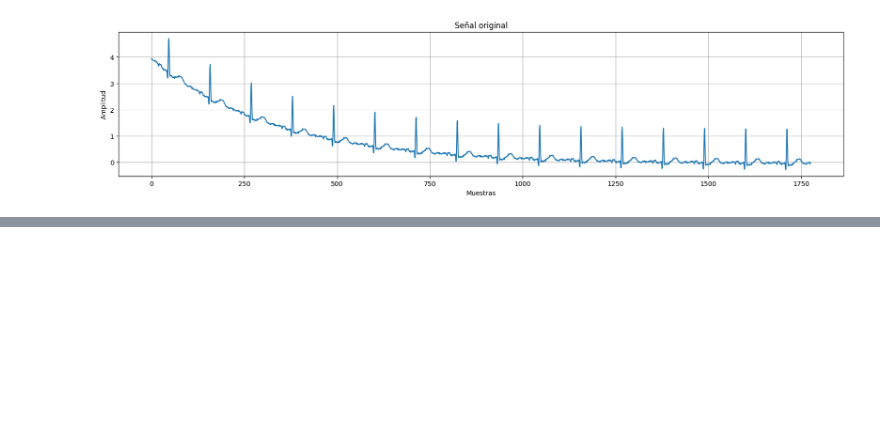
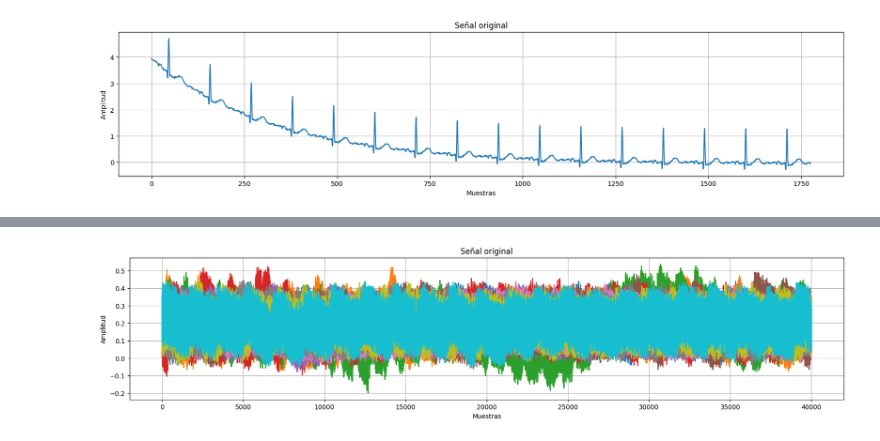
Before and after one commit to pauaguirrecarol/Proyecto-Final, a Jupyter notebook: funciones/GraficarOriginal.ipynb, the cells around one changed output, grey strips where cells are left out. Drawn from its saved outputs; the diff is of its cells as text; code cells hidden in the pictures; blank space fills up the shorter version.

```diff
--- a/funciones/GraficarOriginal.ipynb
+++ b/funciones/GraficarOriginal.ipynb
@@ -25,0 +58,20 @@ GraficarOriginal ( '/Users/paulaaguirrecarol/Desktop/PDSB 1/ecg4.txt' )
+# %%
+def GraficarOriginalXLS (nombreArchivo):
+
+    # Leer el archivo de datos
+    data = pd.read_excel(nombreArchivo,header=None)
+    señal = data.to_numpy()
+
+    # Graficar la señal original
+    plt.figure (figsize=(20,4))
+    plt.plot (señal)
+    plt.title ( 'Señal original' )
+    plt.xlabel ( 'Muestras' )
+    plt.ylabel ( 'Amplitud' )
+    plt.grid ()
+    plt.savefig('/Users/paulaaguirrecarol/Desktop/Proyecto Final/imagenes/senalGeneradaXLS.jpg', dpi=600, bbox_inches='tight')
+    plt.show ()
+# %%
+GraficarOriginalXLS ("/Users/paulaaguirrecarol/Desktop/PDSB 1/data.xlsx")
+# %% [output]
+[figure, added]
```
Also changed, not shown: parts of 5 cells of this notebook, 6 other files.
